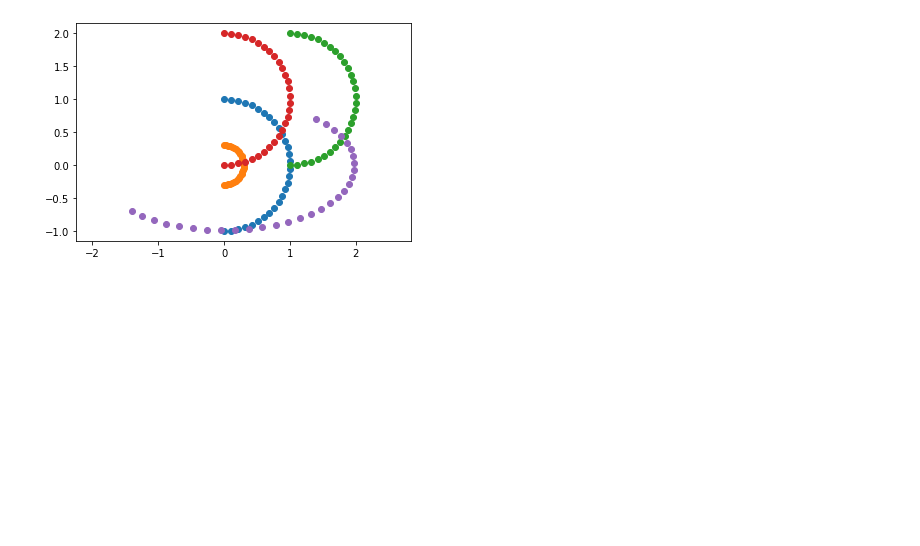
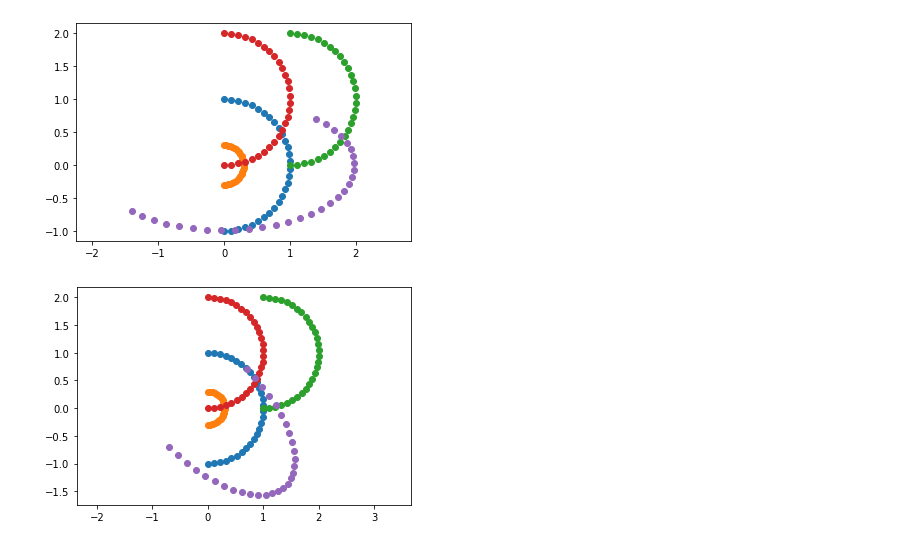
Before and after one commit to bosunKwak/Brno_Machine-Learning, a Jupyter notebook: python_for_ML2.ipynb, the cells around one changed output. Saved outputs shown, nothing was run; the diff lists cells and outputs as text; code cells hidden in the pictures; blank space fills up the shorter version.

```diff
--- a/python_for_ML2.ipynb
+++ b/python_for_ML2.ipynb
@@ -126,3 +126,31 @@ plt.axis('equal')
 plt.show()
 # %% [output]
 [figure]
+# %%
+x =  np.linspace(0,3.14,30)
+
+y1 = np.sin(x)
+y2 = np.cos(x)
+y= np.stack([y1,y2])
+
+y_small = y*0.3
+y_shifted = y+1
+y_shifted_up = y+np.array([0.0,1.0])[:,None]
+
+rotation = np.array([[0.7,0.7],[-0.7,0.7]])
+scale = np.array([[2,0],[0,1]])
+
+y_new = rotation@(scale@y)
+
+plt.figure()
+
+plt.scatter(y[0],y[1])
+plt.scatter(y_small[0],y_small[1])
+plt.scatter(y_shifted[0],y_shifted[1])
+plt.scatter(y_shifted_up[0],y_shifted_up[1])
+plt.scatter(y_new[0],y_new[1])
+
+plt.axis('equal')
+plt.show()
+# %% [output]
+[figure, added]
```
